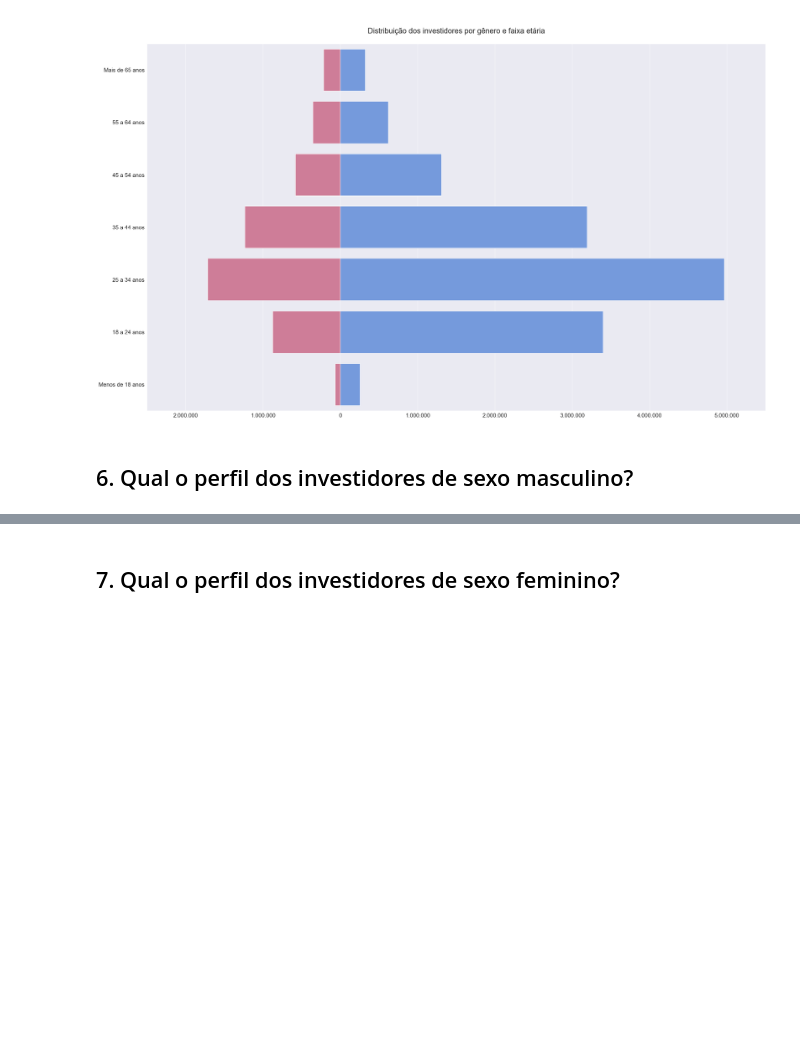
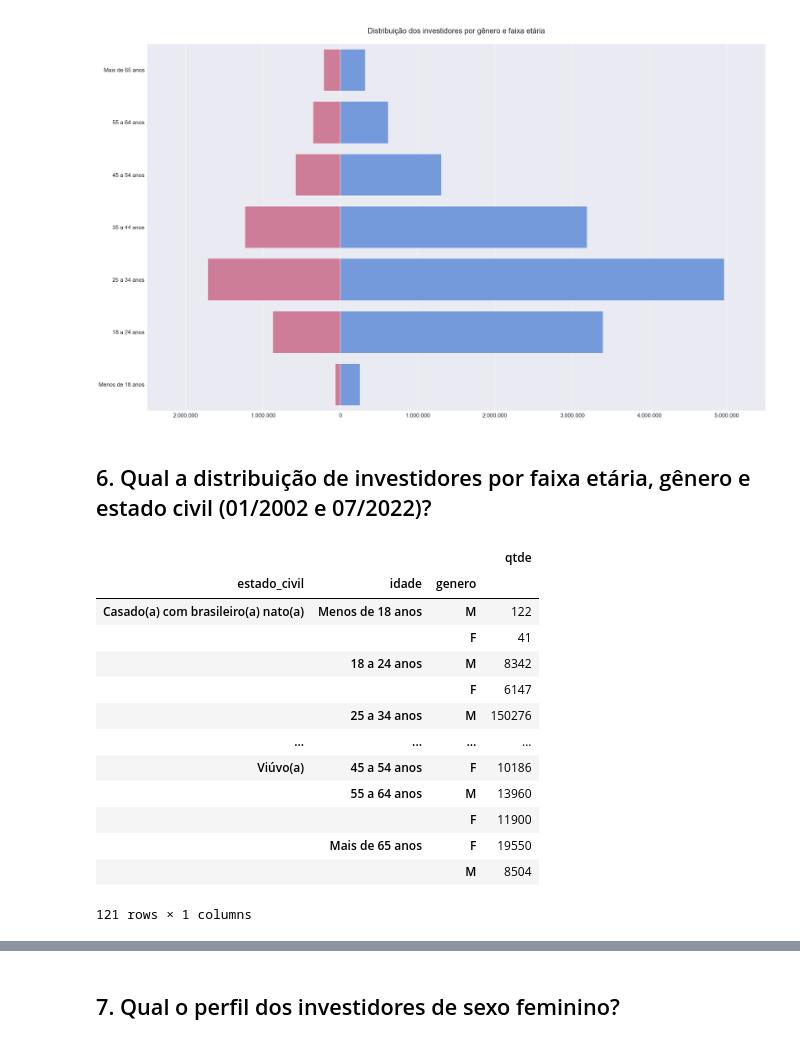
Before and after one commit to emso-exe/Investidores_do_tesouro_direto, a Jupyter notebook: analise_de_dados.ipynb, the cells around one changed output, grey strips where cells are left out. Saved outputs shown, nothing was run; the diff lists cells and outputs as text; code cells hidden in the pictures; blank space fills up the shorter version.

```diff
--- a/analise_de_dados.ipynb
+++ b/analise_de_dados.ipynb
@@ -825,5 +860,28 @@ plot.set_xticklabels(rotulos_x)
 plt.show()
 # %% [output]
 [figure]
-# %% [markdown]
-## 6. Qual o perfil dos investidores de sexo masculino?
+# %% [markdown]
+## 6. Qual a distribuição de investidores por faixa etária, gênero e estado civil (01/2002 e 07/2022)?
+# %%
+df_faixa_genero_civil = df_investidores_faixa.copy()
+
+df_faixa_genero_civil = df_faixa_genero_civil.groupby(['estado_civil','idade'])['genero'].value_counts()
+df_faixa_genero_civil = pd.DataFrame(df_faixa_genero_civil)
+df_faixa_genero_civil.rename(columns={'genero':'qtde'},inplace=True)
+
+df_faixa_genero_civil
+# %% [output]
+|  |  |  | qtde |
+| estado_civil | idade | genero |  |
+| Casado(a) com brasileiro(a) nato(a) | Menos de 18 anos | M | 122 |
+|  |  | F | 41 |
+|  | 18 a 24 anos | M | 8342 |
+|  |  | F | 6147 |
+|  | 25 a 34 anos | M | 150276 |
+| ... | ... | ... | ... |
+| Viúvo(a) | 45 a 54 anos | F | 10186 |
+|  | 55 a 64 anos | M | 13960 |
+|  |  | F | 11900 |
+|  | Mais de 65 anos | F | 19550 |
+|  |  | M | 8504 |
+121 rows × 1 columns
```
Also changed, not shown: parts of 18 cells of this notebook.
